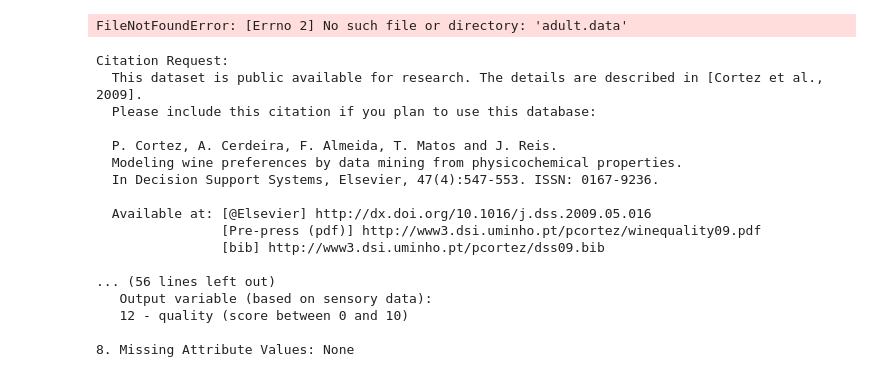
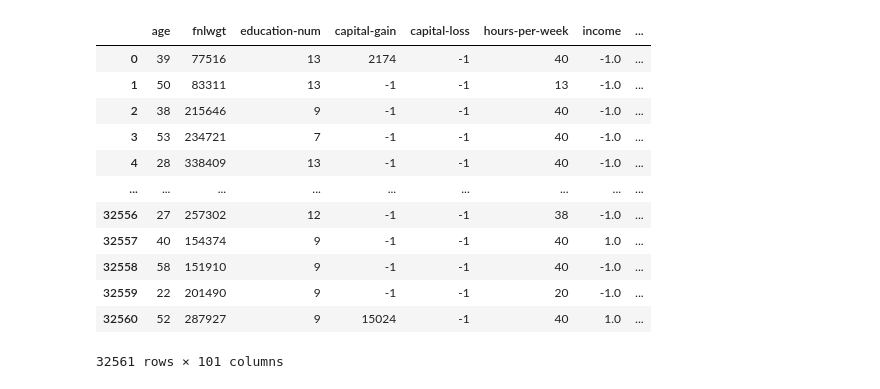
Before and after one commit to BramSimonnet/COGS118A-Project, a Jupyter notebook: FinalProjectCode.ipynb, the cells around one changed output. Saved outputs shown, nothing was run; the diff lists cells and outputs as text; code cells hidden in the pictures.

```diff
--- a/FinalProjectCode.ipynb
+++ b/FinalProjectCode.ipynb
@@ -1,47 +1,49 @@
 # %%
 import pandas as pd
+import numpy as np
 
 columns = [
     "age", "workclass", "fnlwgt", "education", "education-num",
     "marital-status", "occupation", "relationship", "race", "sex",
     "capital-gain", "capital-loss", "hours-per-week", "native-country", "income"
 ]
 
 # Load training and test data
 train_data = pd.read_csv("adult.data", header=None, names=columns, na_values=" ?", skipinitialspace=True)
 test_data = pd.read_csv("adult.test", header=None, names=columns, na_values=" ?", skipinitialspace=True, skiprows=1)
 
 # Combine training and test data for consistent preprocessing
-data = pd.concat([train_data, test_data])
+adult = pd.concat([train_data, test_data])
+
+# Categorical columns (need to be one-hot encoded)
+categorical_cols = ['workclass', 'education', 'marital-status', 'occupation', 'relationship', 'race', 'sex', 'native-country']
+
+# Numerical columns (should not be one-hot encoded)
+numerical_cols = ['age', 'fnlwgt', 'education-num', 'capital-gain', 'capital-loss', 'hours-per-week']
+
+# Apply one-hot encoding to categorical columns
+adult = pd.get_dummies(adult, columns=categorical_cols, drop_first=True)
+
+adult['income'] = adult['income'].map({'<=50K': -1, '>50K': 1})
+
+#adult = pd.get_dummies(adult, drop_first=True)
+adult = adult.replace({0: -1, 1: 1})
+adult = adult.replace({False: -1, True: 1})
+
+adult = adult.dropna()  # Drop rows with missing values
+
+adult
 # %% [output]
+|  | age | fnlwgt | education-num | capital-gain | capital-loss | hours-per-week | income | ... |
+| 0 | 39 | 77516 | 13 | 2174 | -1 | 40 | -1.0 | ... |
+| 1 | 50 | 83311 | 13 | -1 | -1 | 13 | -1.0 | ... |
+| 2 | 38 | 215646 | 9 | -1 | -1 | 40 | -1.0 | ... |
+| 3 | 53 | 234721 | 7 | -1 | -1 | 40 | -1.0 | ... |
+| 4 | 28 | 338409 | 13 | -1 | -1 | 40 | -1.0 | ... |
+| ... | ... | ... | ... | ... | ... | ... | ... | ... |
+| 32556 | 27 | 257302 | 12 | -1 | -1 | 38 | -1.0 | ... |
+| 32557 | 40 | 154374 | 9 | -1 | -1 | 40 | 1.0 | ... |
+| 32558 | 58 | 151910 | 9 | -1 | -1 | 40 | -1.0 | ... |
+| 32559 | 22 | 201490 | 9 | -1 | -1 | 20 | -1.0 | ... |
+| 32560 | 52 | 287927 | 9 | 15024 | -1 | 40 | 1.0 | ... |
-FileNotFoundError: [Errno 2] No such file or directory: 'adult.data'
+32561 rows × 101 columns
-# %%
-import pandas as pd
-
-# Load the wine quality dataset
-wine_data_red = pd.read_csv('winequality-red.csv', delimiter = ';')
-#print(wine_data_red.head())
-
-wine_data_white = pd.read_csv('winequality-white.csv', delimiter = ';')
-#print(wine_data_white.head())
-
-with open('winequality.names', 'r') as file:
-    print(file.read())
-# %% [output]
-Citation Request:
-  This dataset is public available for research. The details are described in [Cortez et al., 2009].
-  Please include this citation if you plan to use this database:
-
-  P. Cortez, A. Cerdeira, F. Almeida, T. Matos and J. Reis.
-  Modeling wine preferences by data mining from physicochemical properties.
-  In Decision Support Systems, Elsevier, 47(4):547-553. ISSN: 0167-9236.
-
-  Available at: [@Elsevier] http://dx.doi.org/10.1016/j.dss.2009.05.016
-                [Pre-press (pdf)] http://www3.dsi.uminho.pt/pcortez/winequality09.pdf
-                [bib] http://www3.dsi.uminho.pt/pcortez/dss09.bib
-
-... (56 lines left out)
-   Output variable (based on sensory data):
-   12 - quality (score between 0 and 10)
-
-8. Missing Attribute Values: None
```
Also changed, not shown: parts of 20 cells of this notebook.
